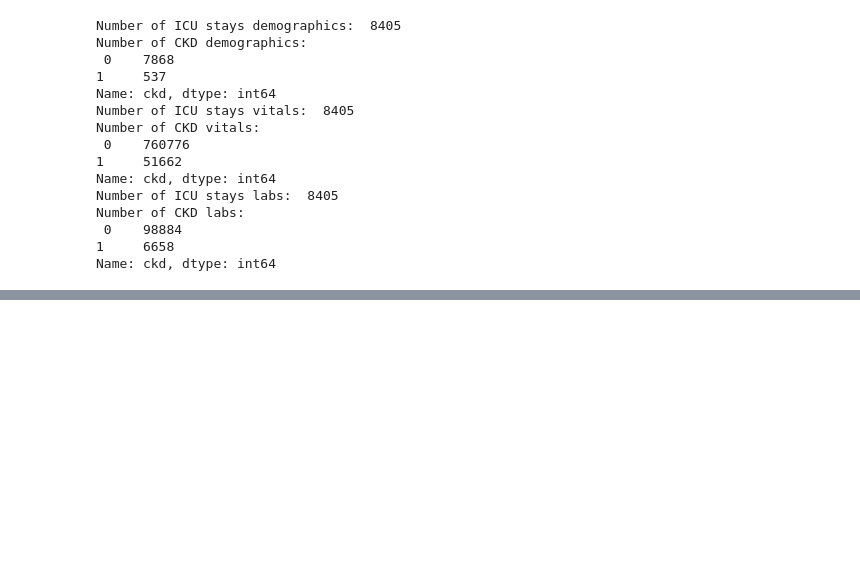
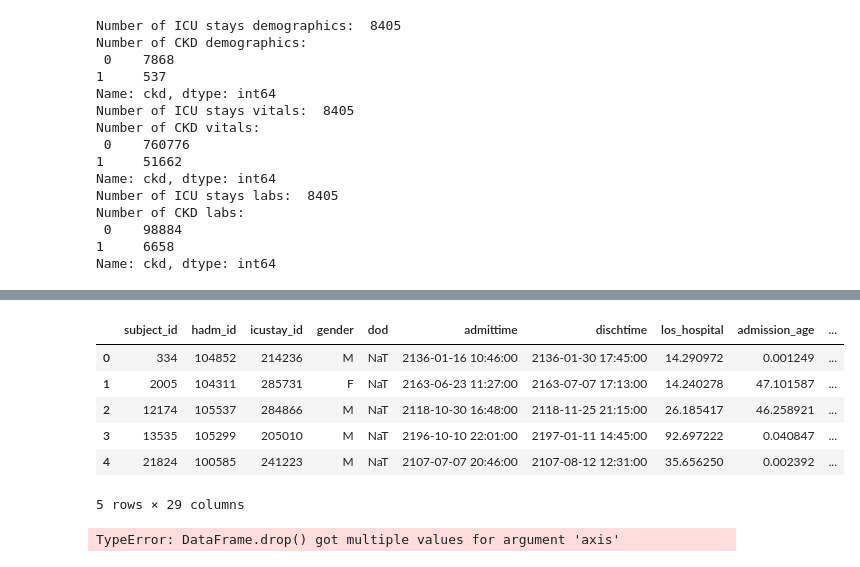
Before and after one commit to navikannur/CKD_Multimodal_Thesis, a Jupyter notebook: Thesis_Main.ipynb, the cells around one changed output, grey strips where cells are left out. Drawn from its saved outputs; the diff is of its cells as text; code cells hidden in the pictures; blank space fills up the shorter version.

```diff
--- a/Thesis_Main.ipynb
+++ b/Thesis_Main.ipynb
@@ -404,0 +456,10 @@ Name: ckd, dtype: int64
+# %%
+demographics_windowed.head()
+# %% [output]
+|  | subject_id | hadm_id | icustay_id | gender | dod | admittime | dischtime | los_hospital | admission_age | ... |
+| 0 | 334 | 104852 | 214236 | M | NaT | 2136-01-16 10:46:00 | 2136-01-30 17:45:00 | 14.290972 | 0.001249 | ... |
+| 1 | 2005 | 104311 | 285731 | F | NaT | 2163-06-23 11:27:00 | 2163-07-07 17:13:00 | 14.240278 | 47.101587 | ... |
+| 2 | 12174 | 105537 | 284866 | M | NaT | 2118-10-30 16:48:00 | 2118-11-25 21:15:00 | 26.185417 | 46.258921 | ... |
+| 3 | 13535 | 105299 | 205010 | M | NaT | 2196-10-10 22:01:00 | 2197-01-11 14:45:00 | 92.697222 | 0.040847 | ... |
+| 4 | 21824 | 100585 | 241223 | M | NaT | 2107-07-07 20:46:00 | 2107-08-12 12:31:00 | 35.656250 | 0.002392 | ... |
+5 rows × 29 columns
@@ -404,0 +469,15 @@ Name: ckd, dtype: int64
+# %%
+import pandas as pd
+import numpy as np
+from sklearn.model_selection import train_test_split
+from sklearn.ensemble import RandomForestClassifier
+
+df_agg = df_agg[]
+X = df_agg.drop('ckd', axis=1)
+y = df_agg['ckd']
+X_train, X_test, y_train, y_test = train_test_split(X, y, test_size=0.2, random_state=42, stratify=df_agg['ckd_ethnicity'])
+X_train, X_val, y_train, y_val = train_test_split(X_train, y_train, test_size=0.25, random_state=42, stratify=y_train)
+rf_classifier = RandomForestClassifier(random_state=42)
+rf_classifier.fit(X_train, y_train)
+# %% [output]
+TypeError: DataFrame.drop() got multiple values for argument 'axis'
```
Also changed, not shown: parts of 12 cells of this notebook.
